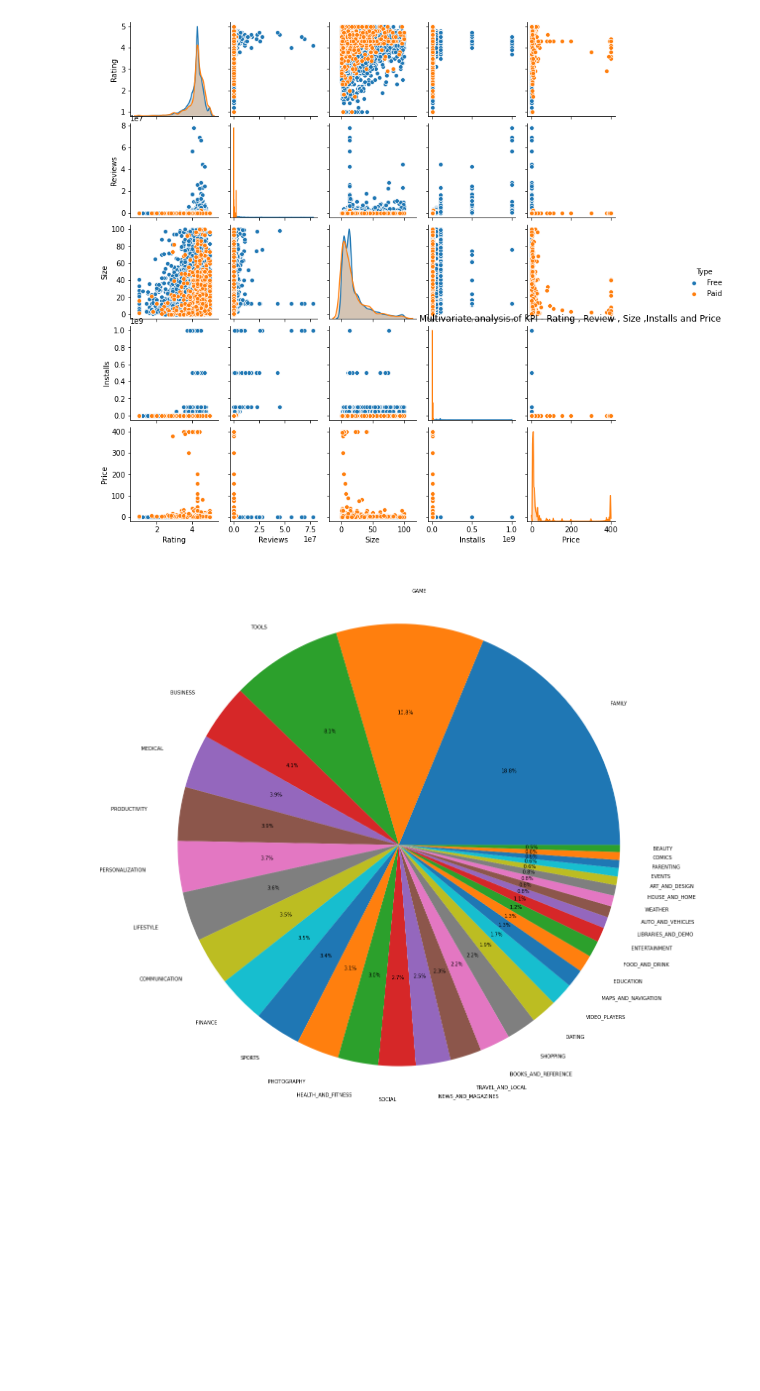
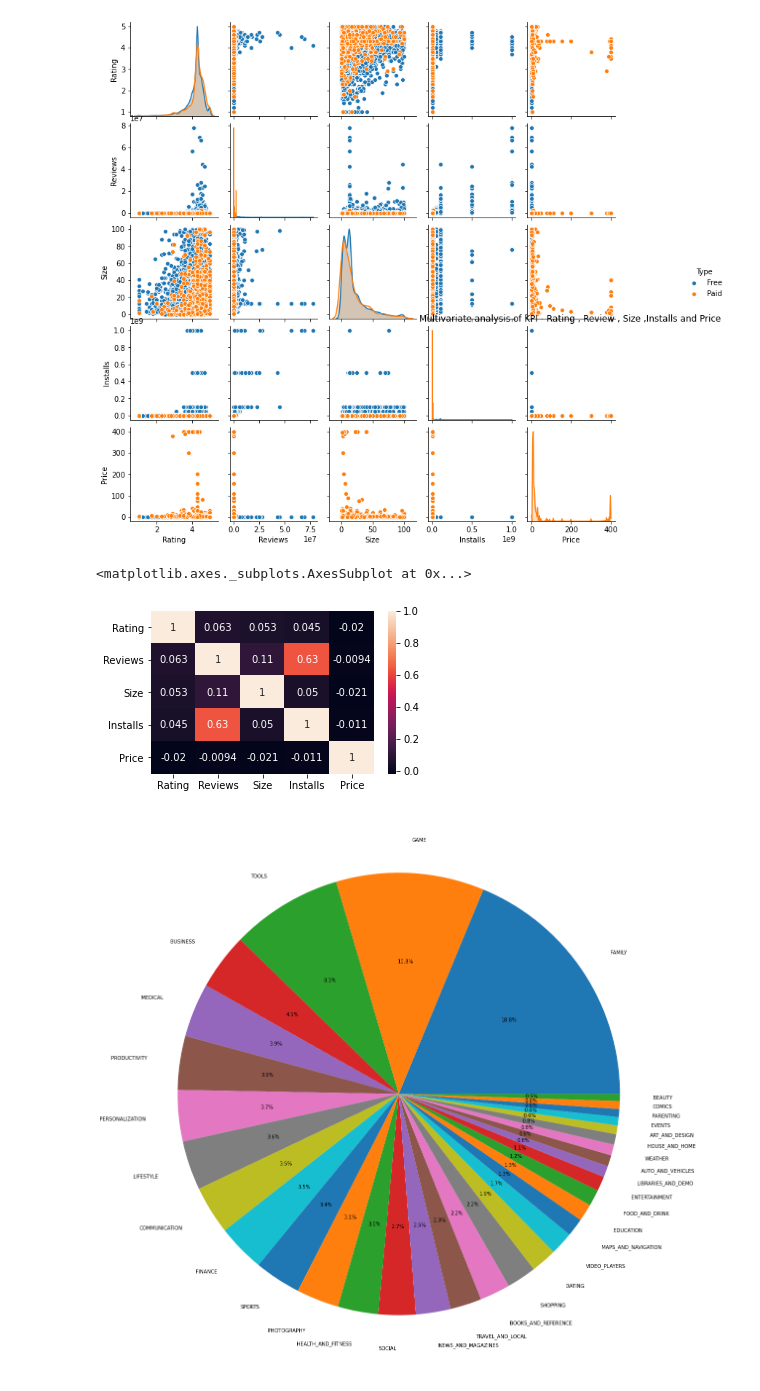
Before and after one commit to prashantmiracle/Play-Store-App-Review-Analysis, a Jupyter notebook: Play Store App Review Analysis - Capstone Project.ipynb, the cells around one changed output. Saved outputs shown, nothing was run; the diff lists cells and outputs as text; code cells hidden in the pictures; blank space fills up the shorter version.

```diff
--- a/Play Store App Review Analysis - Capstone Project.ipynb
+++ b/Play Store App Review Analysis - Capstone Project.ipynb
@@ -496,6 +496,16 @@ plt.title('Multivariate analysis of KPI - Rating , Review , Size ,Installs and P
 # %% [output]
 Text(0.5, 1.0, 'Multivariate analysis of KPI - Rating , Review , Size ,Installs and Price ')
 [figure]
+# %%
+# Corealation of KPI
+
+# install and reviews are highly corealated . so it means installs impact review viceversa.
+
+plt.figure(figsize=(5,3))
+sns.heatmap(df1.corr(),annot=True)
+# %% [output]
+<matplotlib.axes._subplots.AxesSubplot at 0x...>
+[figure, added]
 # %%
 # a. Top 10 category which contain max no of apps
 
```
Also changed, not shown: parts of 1 cell of this notebook.
